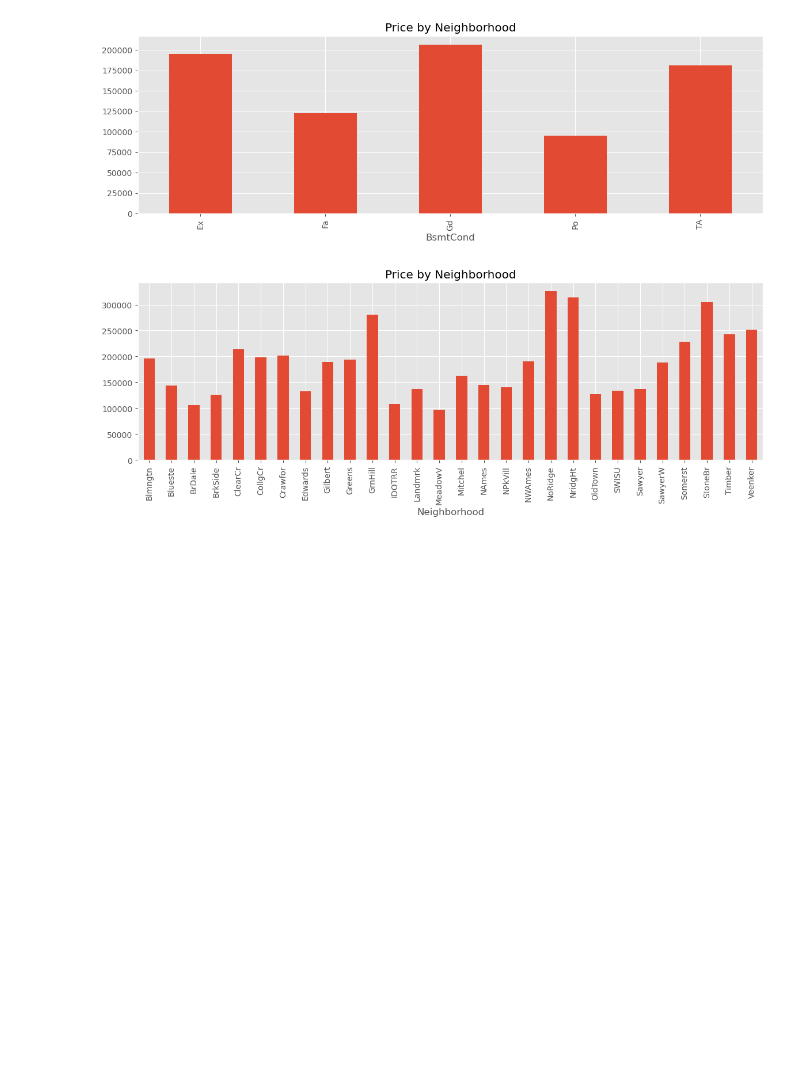
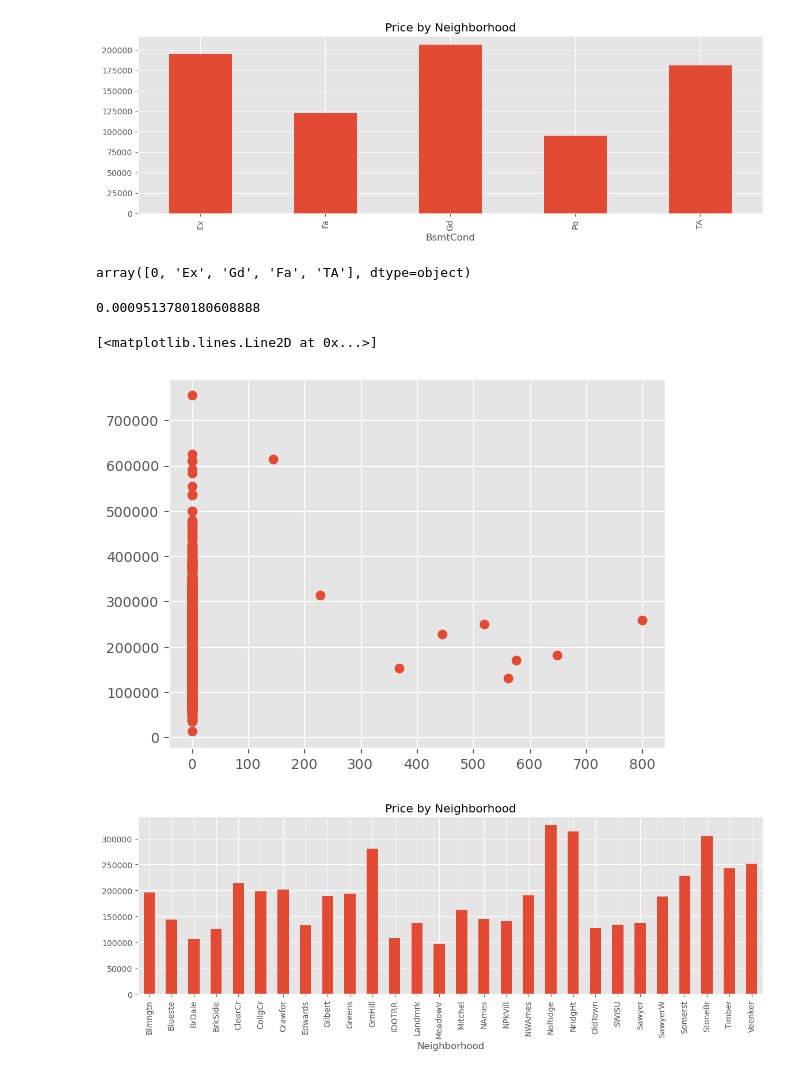
Before and after one commit to Na-ta-lie/Ames-Price-Prediction, a Jupyter notebook: Ames_pre_processing.ipynb, the cells around one changed output. Cells and saved outputs as stored; diff of their text form; code cells hidden in the pictures; blank space fills up the shorter version.

```diff
--- a/Ames_pre_processing.ipynb
+++ b/Ames_pre_processing.ipynb
@@ -129,6 +186,25 @@ plt.title('Price by Neighborhood')
 plt.show()
 # %% [output]
 [figure]
+# %%
+housing.PoolQC = housing.PoolQC.fillna(0)
+housing.PoolQC.unique()
+# %% [output]
+array([0, 'Ex', 'Gd', 'Fa', 'TA'], dtype=object)
+# %%
+from sklearn import linear_model
+olr = linear_model.LinearRegression()
+X = pd.DataFrame(housing.PoolArea)
+y = housing.SalePrice
+olr.fit(X,y)
+olr.score(X, y)
+# %% [output]
+0.0009513780180608888
+# %%
+plt.plot(housing['PoolArea'], housing['SalePrice'], 'o')
+# %% [output]
+[<matplotlib.lines.Line2D at 0x...>]
+[figure, added]
 # %%
 housing.groupby(['Neighborhood']).SalePrice.mean().plot(kind='bar', figsize=(14,4))
 plt.title('Price by Neighborhood')
```
Also changed, not shown: parts of 5 cells of this notebook, 1 other file.
